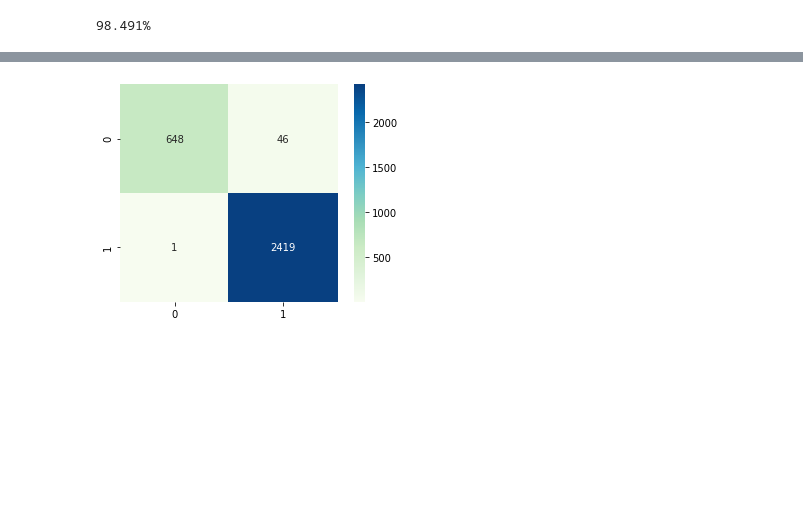
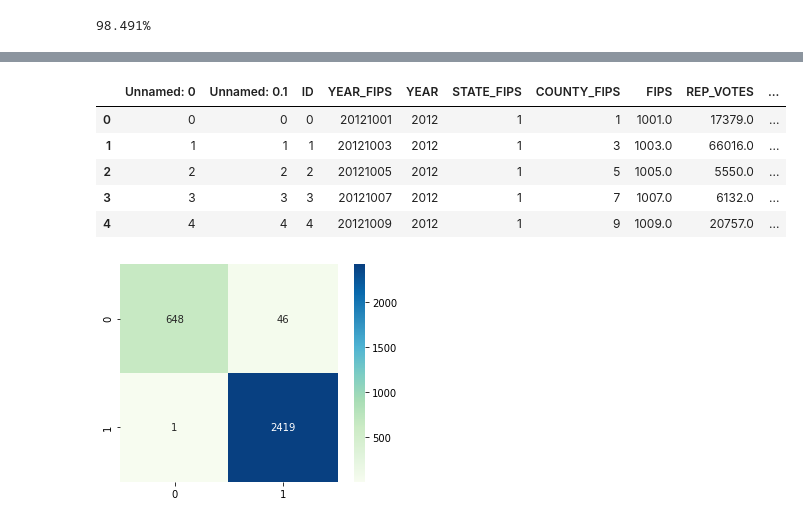
Before and after one commit to ehuang13/w210-presidential-election, a Jupyter notebook: harith/notebook/Logistic Regression POC.ipynb, the cells around one changed output, grey strips where cells are left out. Saved outputs shown, nothing was run; the diff lists cells and outputs as text; code cells hidden in the pictures; blank space fills up the shorter version.

```diff
--- a/harith/notebook/Logistic Regression POC.ipynb
+++ b/harith/notebook/Logistic Regression POC.ipynb
@@ -291,3 +350,12 @@ print("{:.3f}%".format( accuracy_score(y_test, predictions) * 100))
+# %%
+X_train.head()
+# %% [output]
+|  | Unnamed: 0 | Unnamed: 0.1 | ID | YEAR_FIPS | YEAR | STATE_FIPS | COUNTY_FIPS | FIPS | REP_VOTES | ... |
+| 0 | 0 | 0 | 0 | 20121001 | 2012 | 1 | 1 | 1001.0 | 17379.0 | ... |
+| 1 | 1 | 1 | 1 | 20121003 | 2012 | 1 | 3 | 1003.0 | 66016.0 | ... |
+| 2 | 2 | 2 | 2 | 20121005 | 2012 | 1 | 5 | 1005.0 | 5550.0 | ... |
+| 3 | 3 | 3 | 3 | 20121007 | 2012 | 1 | 7 | 1007.0 | 6132.0 | ... |
+| 4 | 4 | 4 | 4 | 20121009 | 2012 | 1 | 9 | 1009.0 | 20757.0 | ... |
 # %%
 import matplotlib.pyplot as plt
 from sklearn.metrics import confusion_matrix
```
Also changed, not shown: parts of 8 cells of this notebook.
